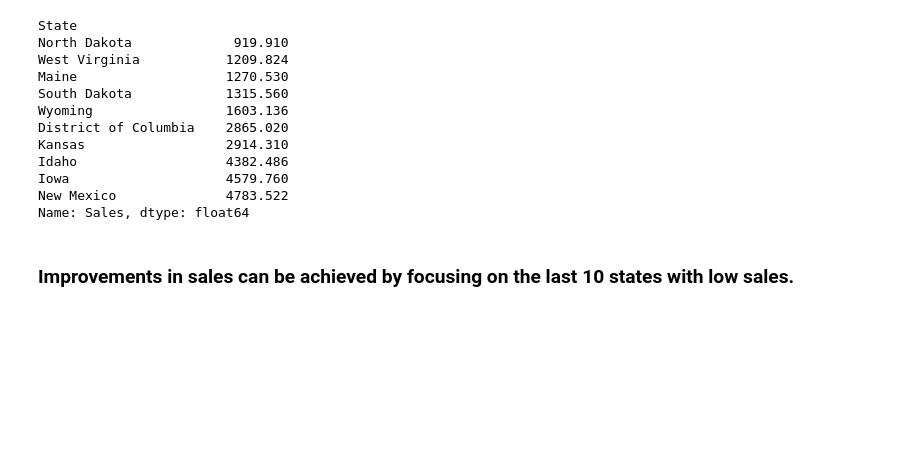
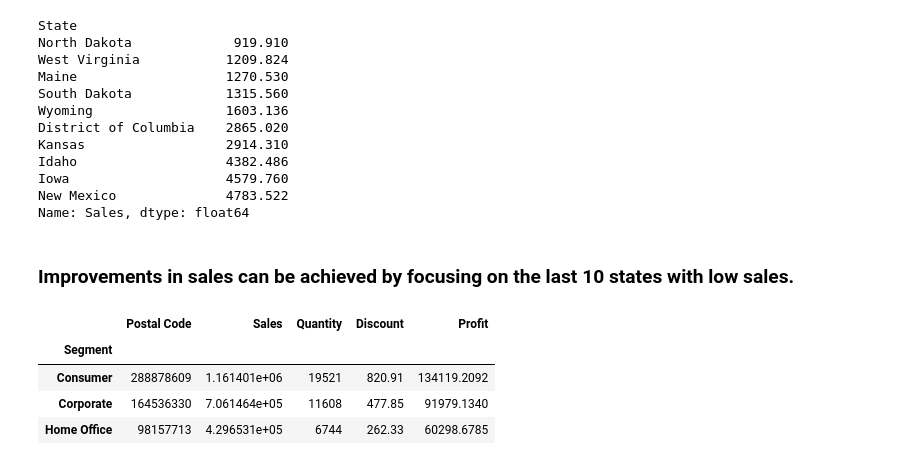
Before and after one commit to vivekkum-ar/SuperCenter-Data-EDA, a Jupyter notebook: EDA-on-superstore-dataset.ipynb, the cells around one changed output. Drawn from its saved outputs; the diff is of its cells as text; code cells hidden in the pictures; blank space fills up the shorter version.

```diff
--- a/EDA-on-superstore-dataset.ipynb
+++ b/EDA-on-superstore-dataset.ipynb
@@ -368,3 +368,11 @@ New Mexico              4783.522
 Name: Sales, dtype: float64
 # %% [markdown]
 ### Improvements in sales can be achieved by focusing on the last 10 states with low sales.
+# %%
+superstore_df.sort_values(['Segment'],ascending=True).groupby('Segment').sum()
+# %% [output]
+|  | Postal Code | Sales | Quantity | Discount | Profit |
+| Segment |  |  |  |  |  |
+| Consumer | 288878609 | 1.161401e+06 | 19521 | 820.91 | 134119.2092 |
+| Corporate | 164536330 | 7.061464e+05 | 11608 | 477.85 | 91979.1340 |
+| Home Office | 98157713 | 4.296531e+05 | 6744 | 262.33 | 60298.6785 |
```
Also changed, not shown: parts of 3 cells of this notebook.
